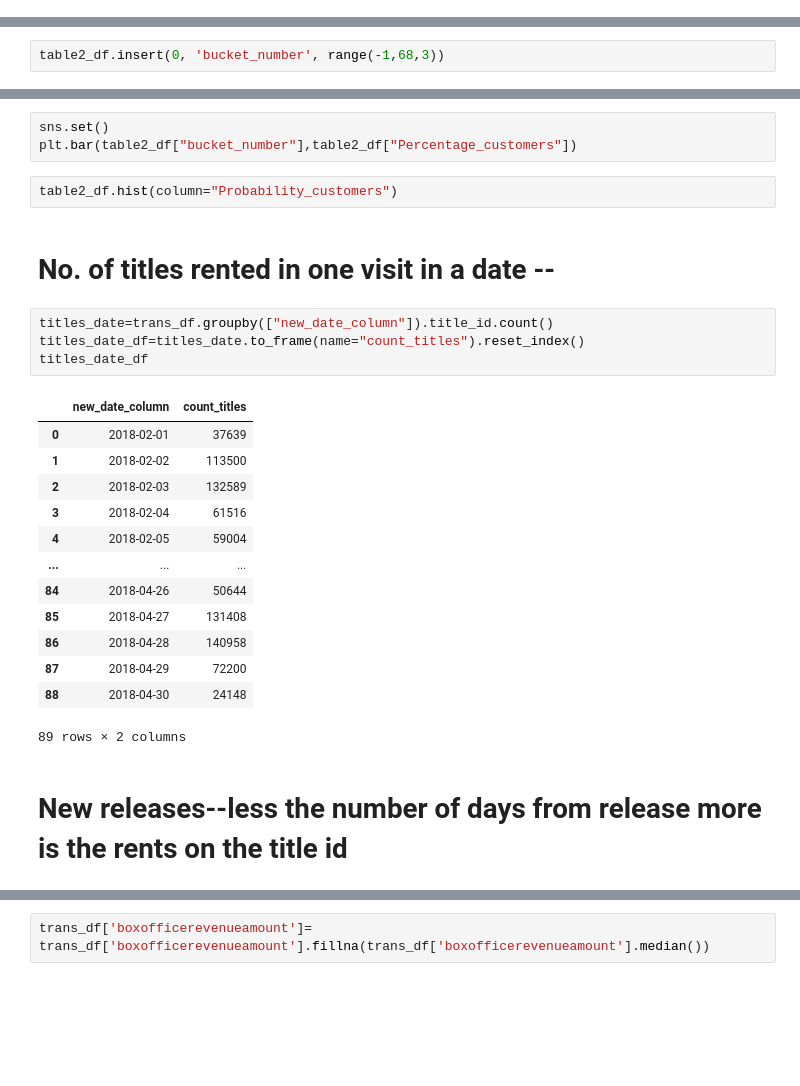
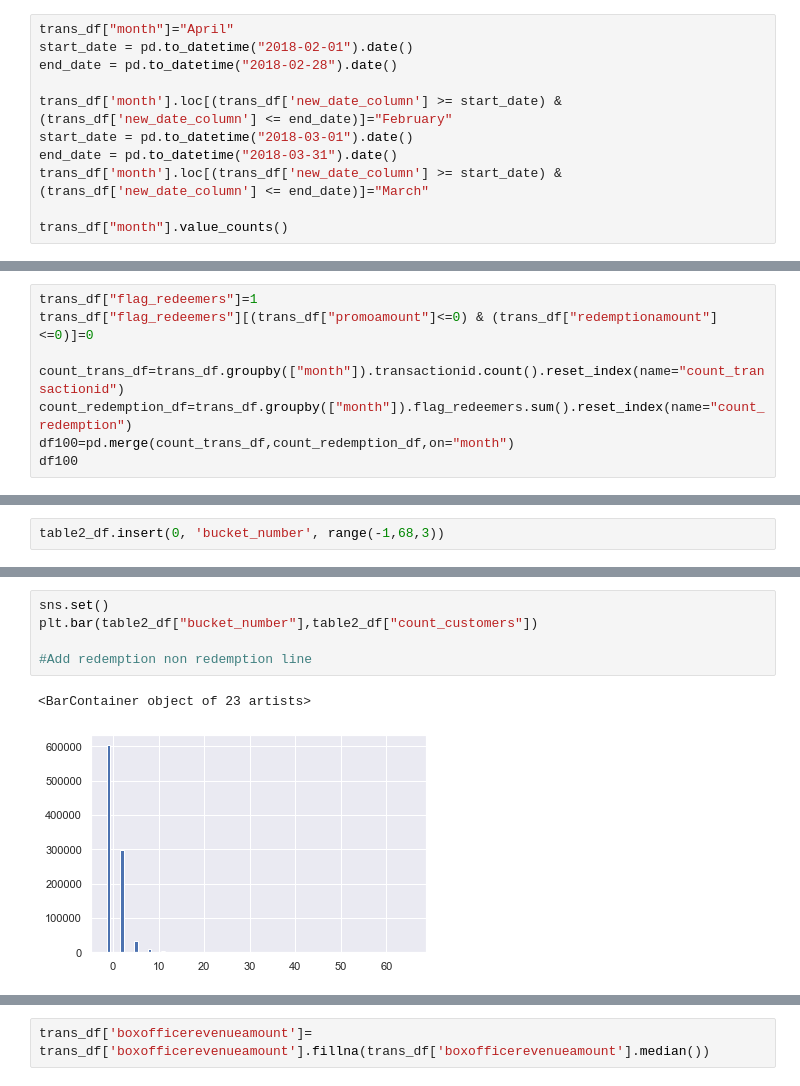
Before and after one commit to saurabhmathco/redbox_promosensitivity, a Jupyter notebook: Redbox_open.ipynb, the cells around one changed output, grey strips where cells are left out. Cells and saved outputs as stored; diff of their text form; blank space fills up the shorter version.

```diff
--- a/Redbox_open.ipynb
+++ b/Redbox_open.ipynb
@@ -315,3 +315,14 @@ for i in range(0,(end_date - start_date).days,7):
 [figure]
 # %% [markdown]
 # Month vs Transactionid
+# %%
+trans_df["month"]="April"
+start_date = pd.to_datetime("2018-02-01").date()
+end_date = pd.to_datetime("2018-02-28").date()
+
+trans_df['month'].loc[(trans_df['new_date_column'] >= start_date) & (trans_df['new_date_column'] <= end_date)]="February"
+start_date = pd.to_datetime("2018-03-01").date()
+end_date = pd.to_datetime("2018-03-31").date()
+trans_df['month'].loc[(trans_df['new_date_column'] >= start_date) & (trans_df['new_date_column'] <= end_date)]="March"
+
+trans_df["month"].value_counts()
@@ -317,0 +334,8 @@ for i in range(0,(end_date - start_date).days,7):
+# %%
+trans_df["flag_redeemers"]=1
+trans_df["flag_redeemers"][(trans_df["promoamount"]<=0) & (trans_df["redemptionamount"]<=0)]=0
+
+count_trans_df=trans_df.groupby(["month"]).transactionid.count().reset_index(name="count_transactionid")
+count_redemption_df=trans_df.groupby(["month"]).flag_redeemers.sum().reset_index(name="count_redemption")
+df100=pd.merge(count_trans_df,count_redemption_df,on="month")
+df100
@@ -655,27 +953,8 @@ table2_df
 # %%
 sns.set()
-plt.bar(table2_df["bucket_number"],table2_df["Percentage_customers"])
+plt.bar(table2_df["bucket_number"],table2_df["count_customers"])
+
+#Add redemption non redemption line
+# %% [output]
+<BarContainer object of 23 artists>
+[figure, added]
-# %%
-table2_df.hist(column="Probability_customers")
-# %% [markdown]
-# No. of titles rented in one visit in a date --
-# %%
-titles_date=trans_df.groupby(["new_date_column"]).title_id.count()
-titles_date_df=titles_date.to_frame(name="count_titles").reset_index()
-titles_date_df
-# %% [output]
-|  | new_date_column | count_titles |
-| 0 | 2018-02-01 | 37639 |
-| 1 | 2018-02-02 | 113500 |
-| 2 | 2018-02-03 | 132589 |
-| 3 | 2018-02-04 | 61516 |
-| 4 | 2018-02-05 | 59004 |
-| ... | ... | ... |
-| 84 | 2018-04-26 | 50644 |
-| 85 | 2018-04-27 | 131408 |
-| 86 | 2018-04-28 | 140958 |
-| 87 | 2018-04-29 | 72200 |
-| 88 | 2018-04-30 | 24148 |
-89 rows × 2 columns
-# %% [markdown]
-# New releases--less the number of days from release more is the rents on the title id
```
Also changed, not shown: parts of 150 cells of this notebook.
